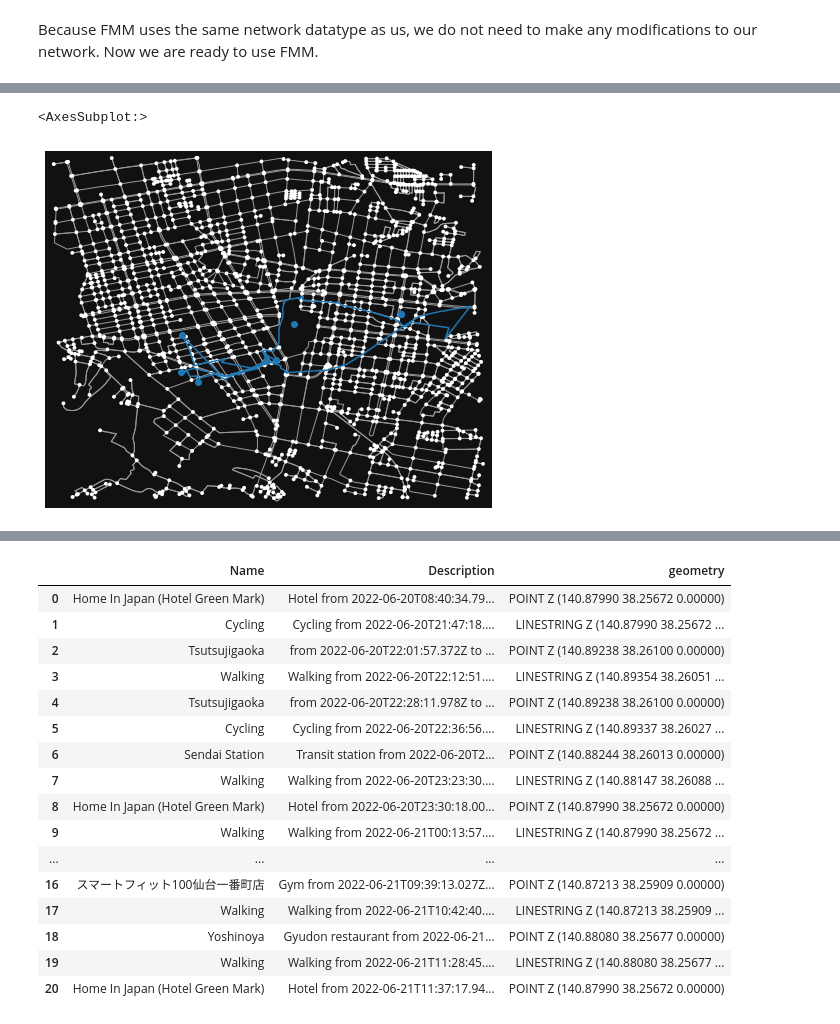
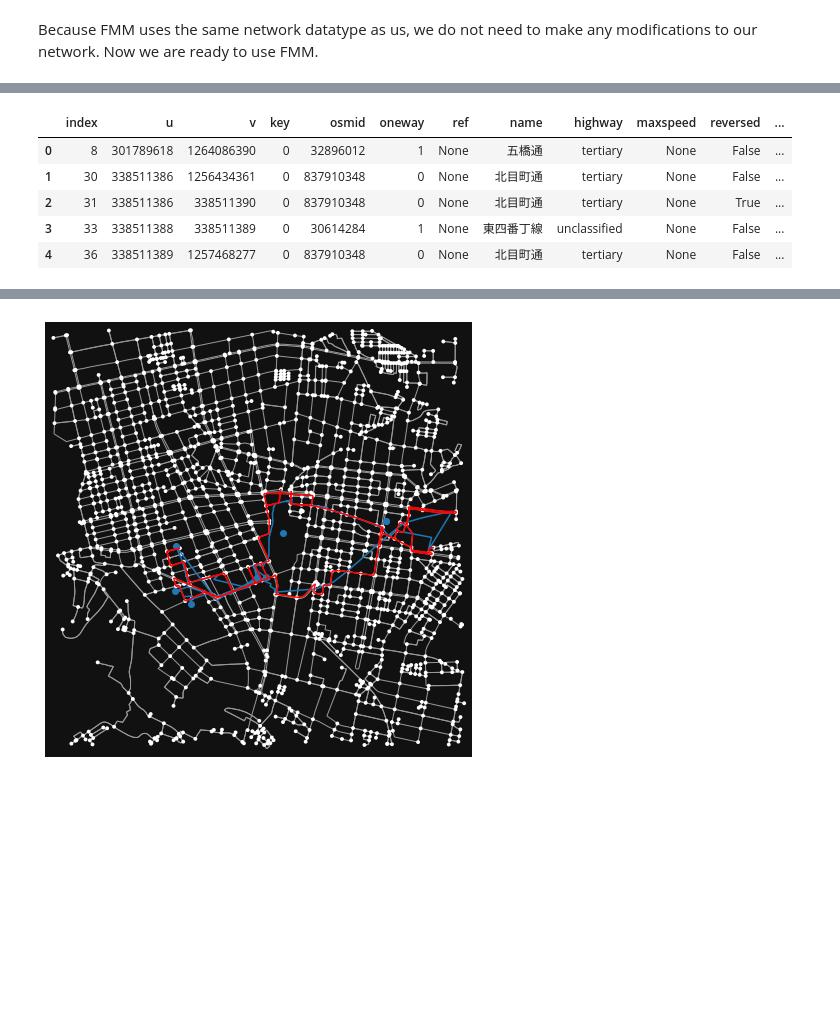
Before and after one commit to gjgress/G-RIPS-2022-Mitsubishi-A, a Jupyter notebook: Code/Sendai Map.ipynb, the cells around one changed output, grey strips where cells are left out. Drawn from its saved outputs; the diff is of its cells as text; code cells hidden in the pictures; blank space fills up the shorter version.

```diff
--- a/Code/Sendai Map.ipynb
+++ b/Code/Sendai Map.ipynb
@@ -194,15 +201,38 @@ Output fields: opath cpath mgeom
 # %%
-### Print map matching result
+### First we apply post-processing to the result...
 
+resultdf = pd.read_csv("temp/mr.csv", sep=";")
 
-resultdf = gpd.read_file("temp/mr.csv")
+def extract_cpath(cpath):
+    if (cpath==''):
+        return []
+    return [int(s) for s in cpath.split(',')]
 
-fig, ax = ox.plot_graph(S,show=False, close=False)
-tripdata.plot(ax=ax)
-resultdf.plot(ax=ax)
+# Extract cpath as list of int
+resultdf["cpath_list"] = resultdf.apply(lambda row: extract_cpath(row.cpath), axis=1)
+
+# Extract all the edges matched
+all_edge_ids = np.unique(np.hstack(resultdf.cpath_list)).tolist()
+
+# Import our network edges
+network_gdf = gpd.read_file("Tohoku/edges.shp")
+network_gdf.fid = network_gdf.fid.astype(int)
+
+edges_df = network_gdf[network_gdf.fid.isin(all_edge_ids)].reset_index()
+edges_df["points"] = edges_df.apply(lambda row: len(row.geometry.coords), axis=1)
+edges_df.head()
 # %% [output]
-<AxesSubplot:>
-[figure, removed]
+|  | index | u | v | key | osmid | oneway | ref | name | highway | maxspeed | reversed | ... |
+| 0 | 8 | 301789618 | 1264086390 | 0 | 32896012 | 1 | None | 五橋通 | tertiary | None | False | ... |
+| 1 | 30 | 338511386 | 1256434361 | 0 | 837910348 | 0 | None | 北目町通 | tertiary | None | False | ... |
+| 2 | 31 | 338511386 | 338511390 | 0 | 837910348 | 0 | None | 北目町通 | tertiary | None | True | ... |
+| 3 | 33 | 338511388 | 338511389 | 0 | 30614284 | 1 | None | 東四番丁線 | unclassified | None | False | ... |
+| 4 | 36 | 338511389 | 1257468277 | 0 | 837910348 | 0 | None | 北目町通 | tertiary | None | False | ... |
 # %%
-resultdf
+
+fig, ax = ox.plot_graph(S,show=False, close=False)
+tripdata.plot(ax=ax)
+edges_df.plot(ax=ax, color="red")
+
+edges_df.to_csv("result.csv",sep=";",index=False)
 # %% [output]
@@ -220,20 +239 @@ resultdf
+[figure, added]
-# %%
-tripdata
-# %% [output]
-|  | Name | Description | geometry |
-| 0 | Home In Japan (Hotel Green Mark) | Hotel from 2022-06-20T08:40:34.79... | POINT Z (140.87990 38.25672 0.00000) |
-| 1 | Cycling | Cycling from 2022-06-20T21:47:18.... | LINESTRING Z (140.87990 38.25672 ... |
-| 2 | Tsutsujigaoka | from 2022-06-20T22:01:57.372Z to ... | POINT Z (140.89238 38.26100 0.00000) |
-| 3 | Walking | Walking from 2022-06-20T22:12:51.... | LINESTRING Z (140.89354 38.26051 ... |
-| 4 | Tsutsujigaoka | from 2022-06-20T22:28:11.978Z to ... | POINT Z (140.89238 38.26100 0.00000) |
-| 5 | Cycling | Cycling from 2022-06-20T22:36:56.... | LINESTRING Z (140.89337 38.26027 ... |
-| 6 | Sendai Station | Transit station from 2022-06-20T2... | POINT Z (140.88244 38.26013 0.00000) |
-| 7 | Walking | Walking from 2022-06-20T23:23:30.... | LINESTRING Z (140.88147 38.26088 ... |
-| 8 | Home In Japan (Hotel Green Mark) | Hotel from 2022-06-20T23:30:18.00... | POINT Z (140.87990 38.25672 0.00000) |
-| 9 | Walking | Walking from 2022-06-21T00:13:57.... | LINESTRING Z (140.87990 38.25672 ... |
-| ... | ... | ... | ... |
-| 16 | スマートフィット100仙台一番町店 | Gym from 2022-06-21T09:39:13.027Z... | POINT Z (140.87213 38.25909 0.00000) |
-| 17 | Walking | Walking from 2022-06-21T10:42:40.... | LINESTRING Z (140.87213 38.25909 ... |
-| 18 | Yoshinoya | Gyudon restaurant from 2022-06-21... | POINT Z (140.88080 38.25677 0.00000) |
-| 19 | Walking | Walking from 2022-06-21T11:28:45.... | LINESTRING Z (140.88080 38.25677 ... |
-| 20 | Home In Japan (Hotel Green Mark) | Hotel from 2022-06-21T11:37:17.94... | POINT Z (140.87990 38.25672 0.00000) |
```
Also changed, not shown: parts of 7 cells of this notebook, 15 other files.
